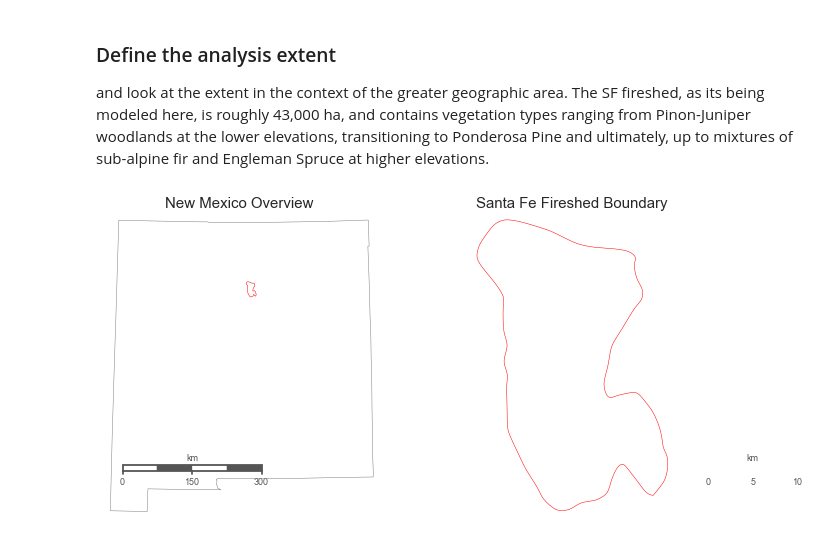
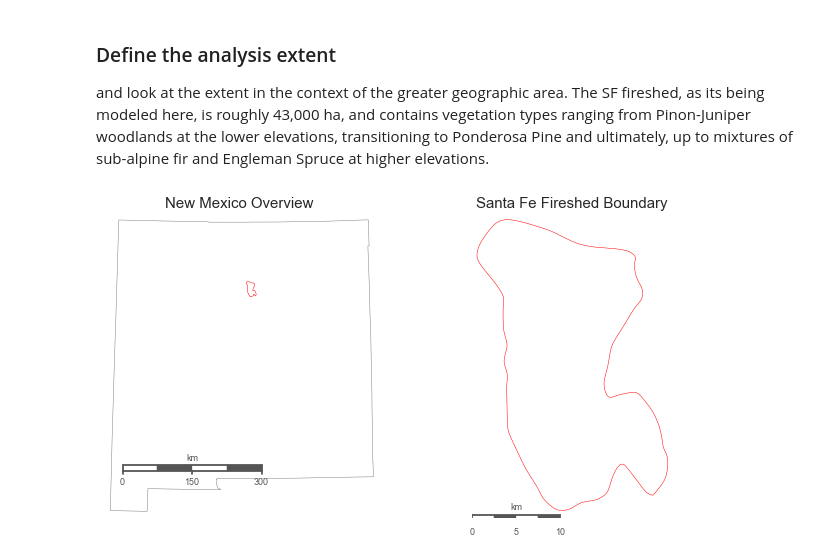
Before and after one commit to djkrofch/SantaFe_Fireshed, a Jupyter notebook: SF_Fireshed_Prep.ipynb, the cells around one changed output. Drawn from its saved outputs; the diff is of its cells as text; code cells hidden in the pictures.

```diff
--- a/SF_Fireshed_Prep.ipynb
+++ b/SF_Fireshed_Prep.ipynb
@@ -32,9 +32,8 @@ from matplotlib.collections import PatchCollection
 # ---- Geospatial utilities
 from geoUtils import *
 
-dataDir = 'Z:/Dan K/SFFireshed/'
-rasterDir = dataDir + 'raster/'
-shapeDir = dataDir + 'vector/'
+dataDir = 'V:/SFFireshed/'
+rasters = dataDir + 'inputRasters/'
 
 sns.set_style("ticks")
 sns.set_context('notebook', font_scale=1.5)
@@ -49,9 +45,6 @@ ranging from Pinon-Juniper woodlands at the lower elevations, transitioning to P
 and ultimately, up to mixtures of sub-alpine fir and Engleman Spruce at higher elevations.
 # %%
 f, (ax1, ax2) = plt.subplots(1,2, figsize = (10,5))
-sns.set_style('white')
-sns.despine(left = True, bottom = True)
-
 coords, midlat, midlon = getShpGeom(shapeDir + 'NM_NAD83.shp')
 
 m = Basemap(llcrnrlon=coords[0],llcrnrlat=coords[1],
@@ -59,9 +52,9 @@ m = Basemap(llcrnrlon=coords[0],llcrnrlat=coords[1],
              resolution='i', projection='tmerc',
             lat_0 = midlat, lon_0 = midlon, ax = ax1);
 
-m.readshapefile(shapeDir + 'NM_NAD83', 'NewMexico',
+m.readshapefile(dataDir + 'NM_NAD83', 'NewMexico',
     color='gray', zorder=5);
-m.readshapefile(shapeDir + 'GSFCC_Boundary_NAD83', 'SFFireshed',
+m.readshapefile(dataDir + 'GSFCC_Boundary_NAD83', 'SFFireshed',
     color='red', zorder=5);
 
 m.drawmapscale(
@@ -71,34 +64,35 @@ m.drawmapscale(
     barstyle='fancy',
     labelstyle='simple',
     fillcolor1='w',
     fillcolor2='#555555',
     fontcolor='#555555',
     zorder=1);
 
 coords, midlat, midlon = getShpGeom(shapeDir + 'GSFCC_Boundary_NAD83.shp')
 
 m1 = Basemap(llcrnrlon=coords[0],llcrnrlat=coords[1],
             urcrnrlon=coords[2],urcrnrlat=coords[3],
              resolution='i', projection='tmerc',
             lat_0 = midlat, lon_0 = midlon, ax = ax2);
 
-m1.readshapefile(shapeDir + 'GSFCC_Boundary_NAD83', 'GSFCC',
+m1.readshapefile(dataDir + 'GSFCC_Boundary_NAD83', 'GSFCC',
     color='red', zorder=5);
 
 m1.drawmapscale(
-    coords[0] + 0.35, coords[1] + 0.05,
+    coords[0] + 0.055, coords[1] + 0.00,
     coords[0], coords[1],
     10.,
     barstyle='fancy',
     labelstyle='simple',
     fillcolor1='w',
     fillcolor2='#555555',
     fontcolor='#555555',
     zorder=1);
 
 ax1.set_title('New Mexico Overview', fontsize = 15)
 ax2.set_title('Santa Fe Fireshed Boundary', fontsize = 15)
 plt.tight_layout()
-plt.savefig('SFFireshed_Analysis_area.tif')
+sns.set_style('white')
+sns.despine(left = True, bottom = True)
 # %% [output]
-[figure, old version]
+[figure, new version]
```
Also changed, not shown: parts of 7 cells of this notebook.
